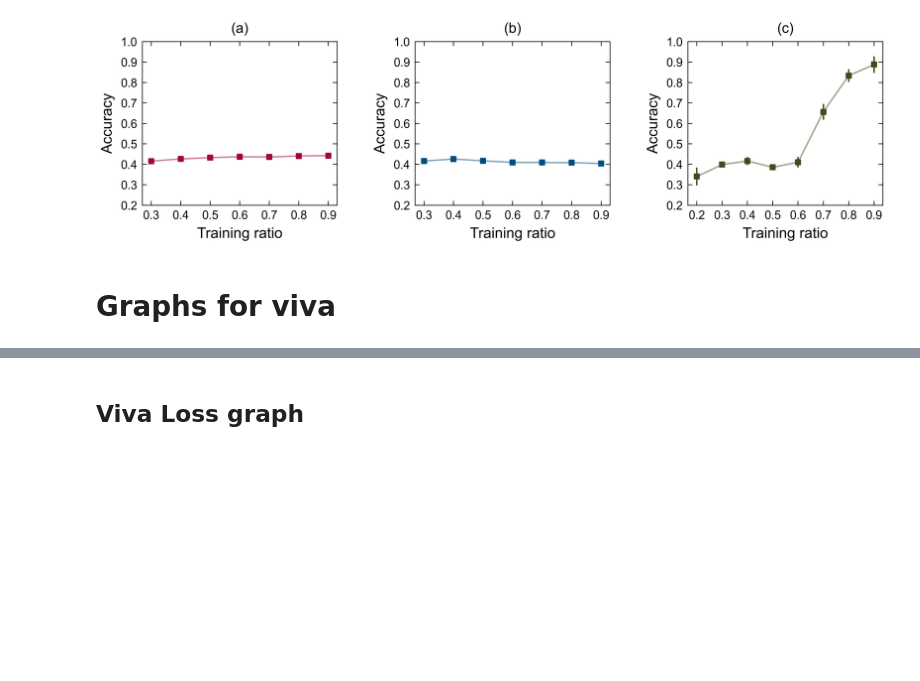
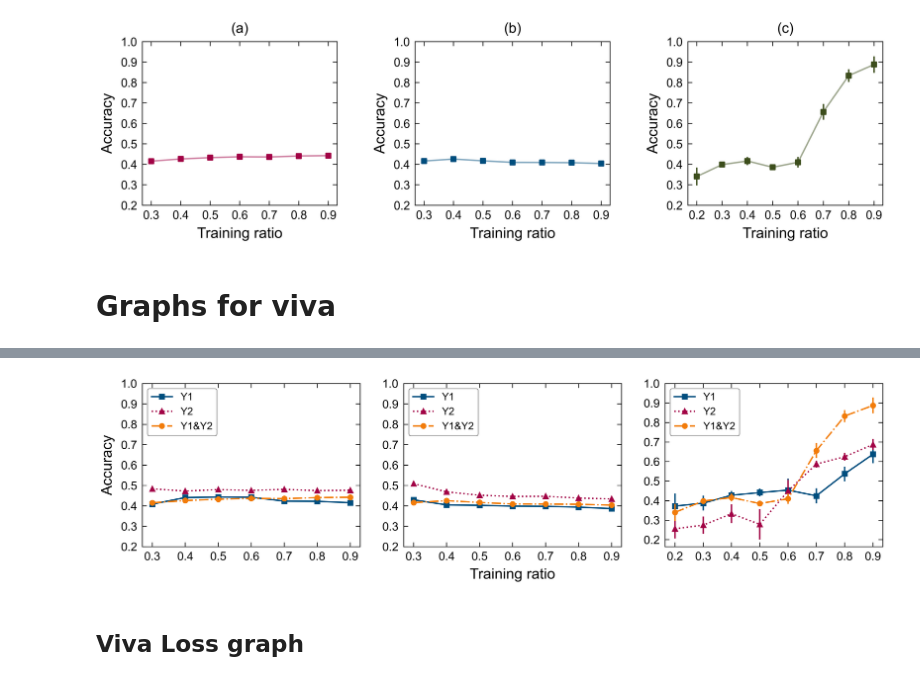
Before and after one commit to jiayang-zhang/nlp-physicseducation, a Jupyter notebook: Final-graphs_Argumentlevel_categorical.ipynb, the cells around one changed output, grey strips where cells are left out. Cells and saved outputs as stored; diff of their text form; code cells hidden in the pictures; blank space fills up the shorter version.

```diff
--- a/Final-graphs_Argumentlevel_categorical.ipynb
+++ b/Final-graphs_Argumentlevel_categorical.ipynb
@@ -392,3 +130,25 @@ plt.show()
+# %%
+three_plots_nine_lines(
+    # FIRST PLOT
+    nn_x, y1_nn_bow_accuracy, y1_nn_bow_error,
+    nn_x, y2_nn_bow_accuracy, y2_nn_bow_error,
+    nn_x, y3_nn_bow_accuracy, y3_nn_bow_error,
+
+    # SECOND PLOT
+    nn_x, y1_nn_tfidf_accuracy, y1_nn_tfidf_error,
+    nn_x, y2_nn_tfidf_accuracy, y2_nn_tfidf_error,
+    nn_x, y3_nn_tfidf_accuracy, y3_nn_tfidf_error,
+
+    # THIRD PLOT
+    bert_x, y1_bert_accuracy, y1_bert_error,
+    bert_x, y2_bert_accuracy, y2_bert_error,
+    bert_x, y3_bert_accuracy, y3_bert_error,
+
+    filepath = 'figure/Viva_AL_y1_y2_y1y2_nnbow_nntf_bert'
+
+    )
+# %% [output]
+[figure, added]
 # %% [markdown]
 ## Viva Loss graph
 # %%
```
Also changed, not shown: parts of 13 cells of this notebook, 27 other files.
